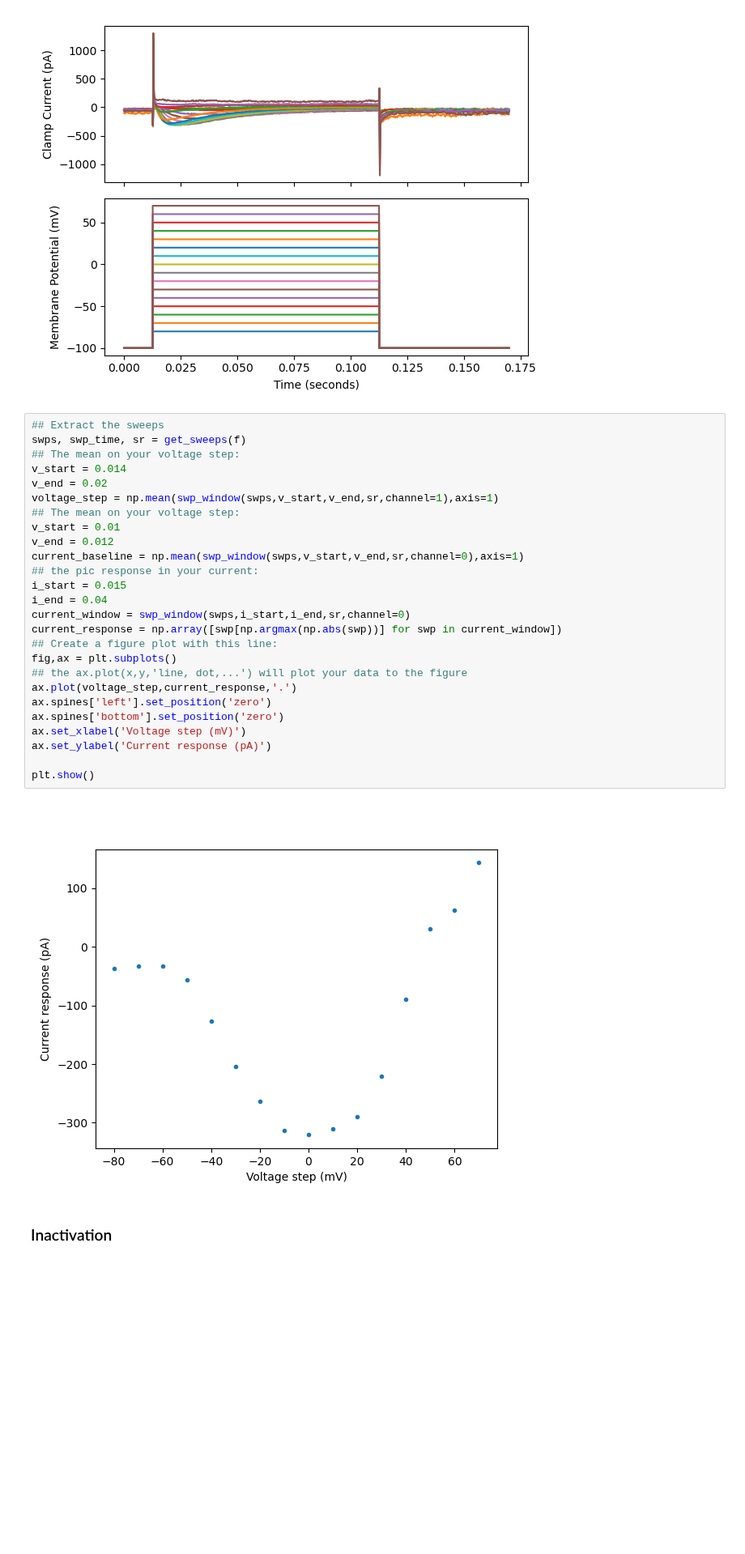
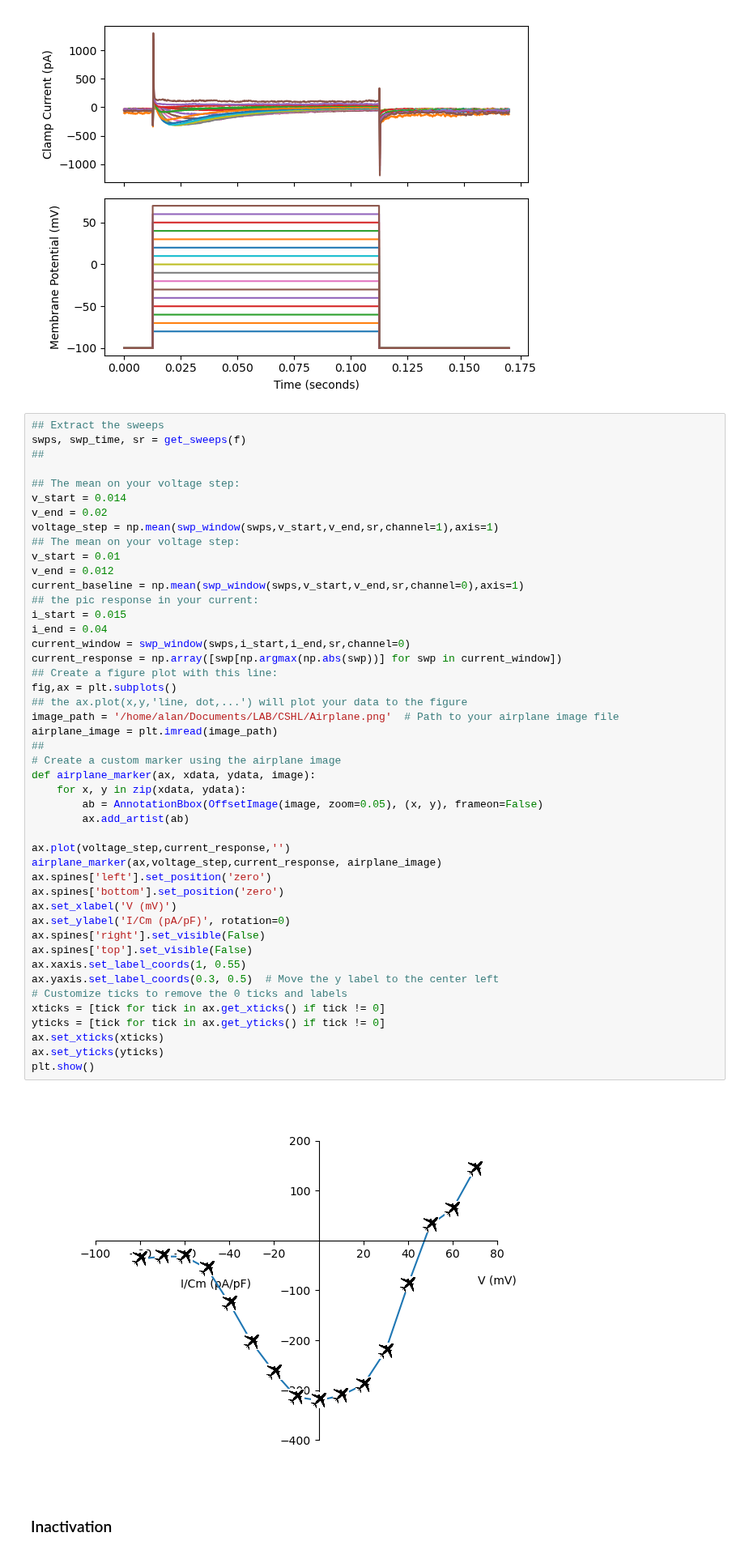
Before and after one commit to afmontarras/CSHL, a Jupyter notebook: Cav.ipynb, the cells around one changed output. Shown at 81% size. Drawn from its saved outputs; the diff is of its cells as text; blank space fills up the shorter version.

Commit message:
airplane

```diff
--- a/Cav.ipynb
+++ b/Cav.ipynb
@@ -42,30 +43,50 @@ plot_swps(f)
 # %%
 ## Extract the sweeps
 swps, swp_time, sr = get_sweeps(f)
+##
+
 ## The mean on your voltage step:
 v_start = 0.014
 v_end = 0.02
 voltage_step = np.mean(swp_window(swps,v_start,v_end,sr,channel=1),axis=1)
 ## The mean on your voltage step:
 v_start = 0.01
 v_end = 0.012
 current_baseline = np.mean(swp_window(swps,v_start,v_end,sr,channel=0),axis=1)
 ## the pic response in your current:
 i_start = 0.015
 i_end = 0.04
 current_window = swp_window(swps,i_start,i_end,sr,channel=0)
 current_response = np.array([swp[np.argmax(np.abs(swp))] for swp in current_window])
 ## Create a figure plot with this line:
 fig,ax = plt.subplots()
 ## the ax.plot(x,y,'line, dot,...') will plot your data to the figure
-ax.plot(voltage_step,current_response,'.')
+image_path = '/home/alan/Documents/LAB/CSHL/Airplane.png'  # Path to your airplane image file
+airplane_image = plt.imread(image_path)
+##
+# Create a custom marker using the airplane image
+def airplane_marker(ax, xdata, ydata, image):
+    for x, y in zip(xdata, ydata):
+        ab = AnnotationBbox(OffsetImage(image, zoom=0.05), (x, y), frameon=False)
+        ax.add_artist(ab)
+
+ax.plot(voltage_step,current_response,'')
+airplane_marker(ax,voltage_step,current_response, airplane_image)
 ax.spines['left'].set_position('zero')
 ax.spines['bottom'].set_position('zero')
-ax.set_xlabel('Voltage step (mV)')
-ax.set_ylabel('Current response (pA)')
-
+ax.set_xlabel('V (mV)')
+ax.set_ylabel('I/Cm (pA/pF)', rotation=0)
+ax.spines['right'].set_visible(False)
+ax.spines['top'].set_visible(False)
+ax.xaxis.set_label_coords(1, 0.55)
+ax.yaxis.set_label_coords(0.3, 0.5)  # Move the y label to the center left
+# Customize ticks to remove the 0 ticks and labels
+xticks = [tick for tick in ax.get_xticks() if tick != 0]
+yticks = [tick for tick in ax.get_yticks() if tick != 0]
+ax.set_xticks(xticks)
+ax.set_yticks(yticks)
 plt.show()
 # %% [output]
-[figure, old version]
+[figure, new version]
 # %% [markdown]
 ### Inactivation
```
Also changed, not shown: parts of 1 cell of this notebook.
